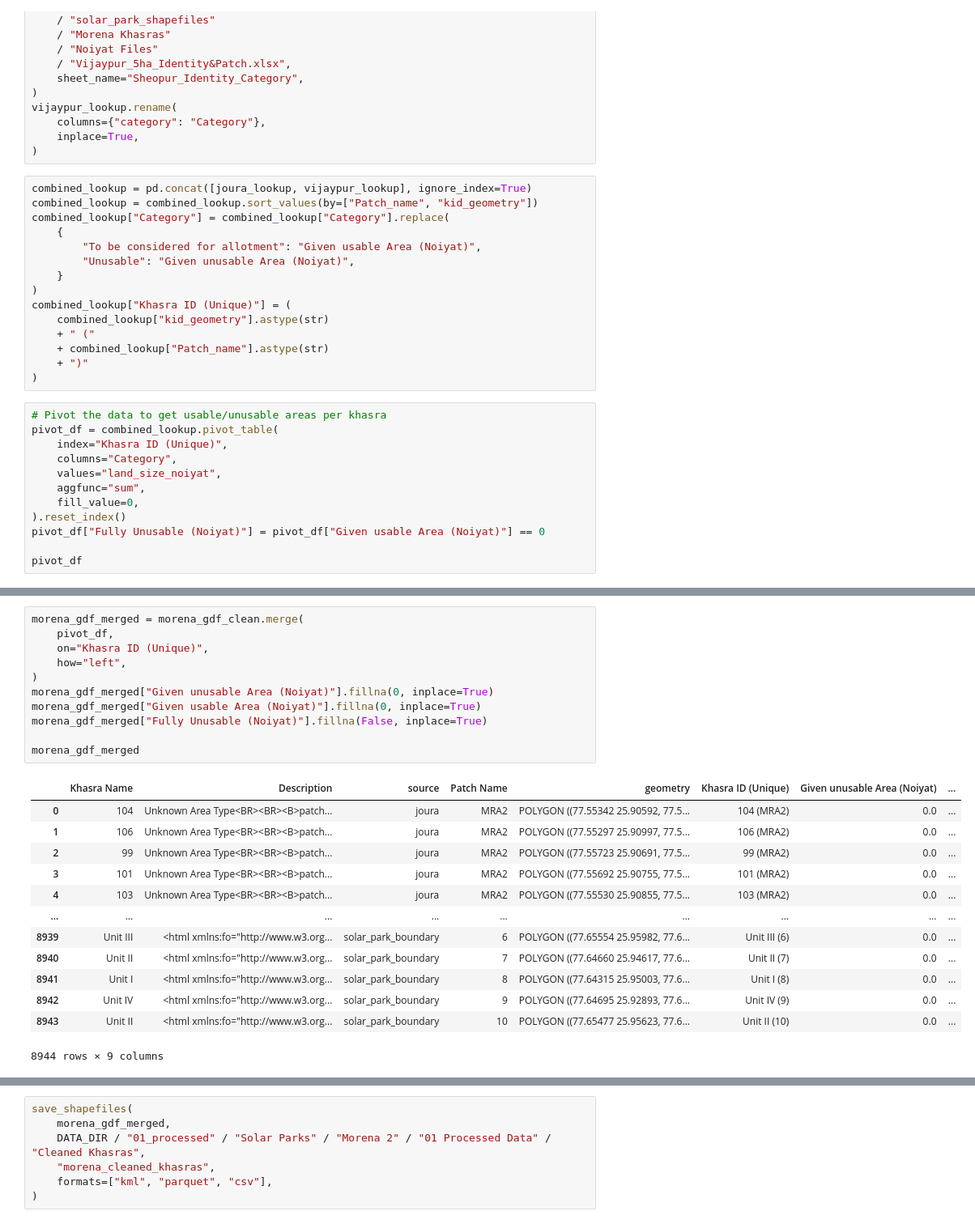
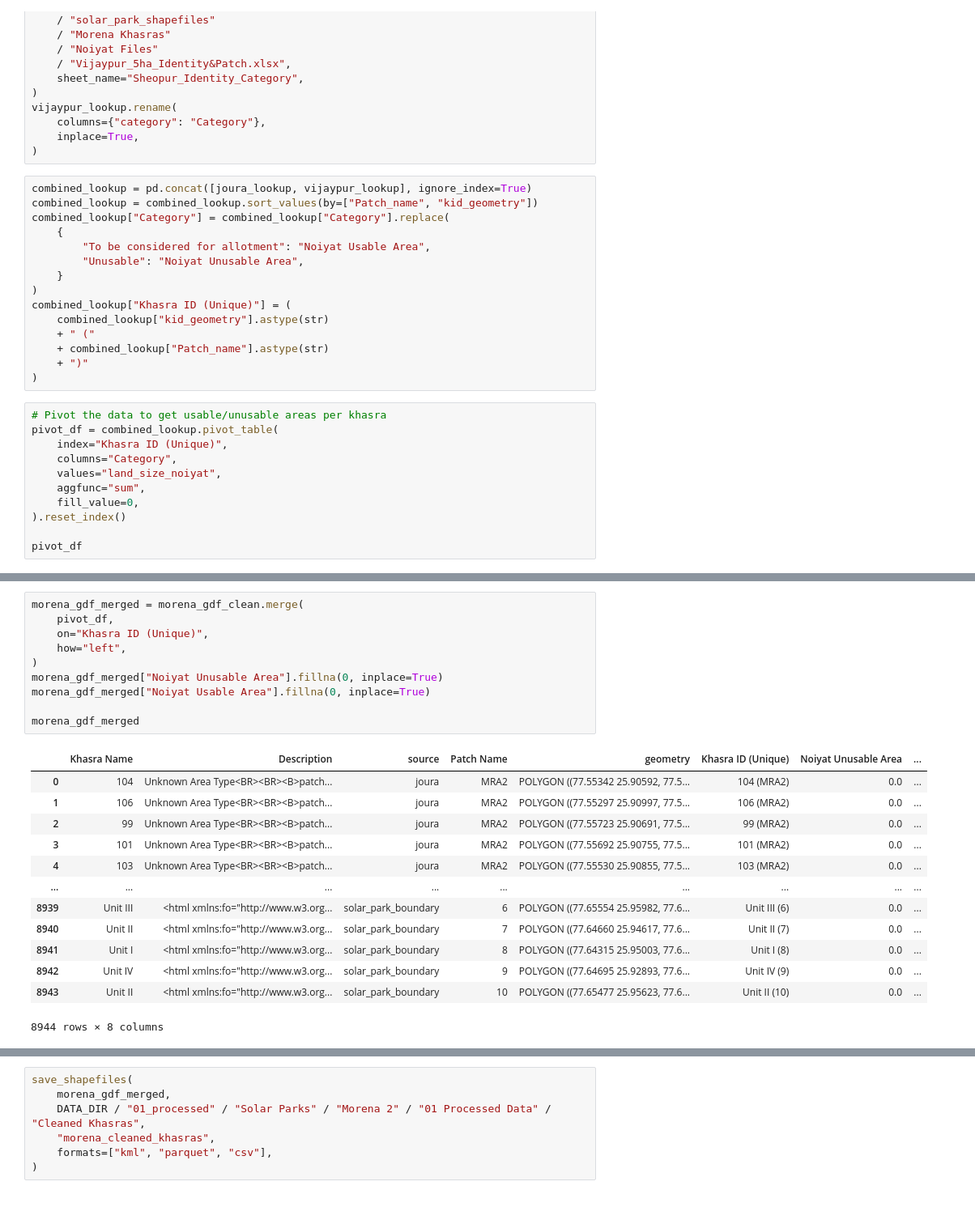
Before and after one commit to IDinsight/idinsight-solar-parks, a Jupyter notebook: notebooks/solar_parks_01_preprocessing.ipynb, the cells around one changed output, grey strips where cells are left out. Shown at 81% size. Cells and saved outputs as stored; diff of their text form.

```diff
--- a/notebooks/solar_parks_01_preprocessing.ipynb
+++ b/notebooks/solar_parks_01_preprocessing.ipynb
@@ -488,8 +496,8 @@ combined_lookup = pd.concat([joura_lookup, vijaypur_lookup], ignore_index=True)
 combined_lookup = combined_lookup.sort_values(by=["Patch_name", "kid_geometry"])
 combined_lookup["Category"] = combined_lookup["Category"].replace(
     {
-        "To be considered for allotment": "Given usable Area (Noiyat)",
-        "Unusable": "Given unusable Area (Noiyat)",
+        "To be considered for allotment": "Noiyat Usable Area",
+        "Unusable": "Noiyat Unusable Area",
     }
 )
 combined_lookup["Khasra ID (Unique)"] = (
@@ -507,7 +515,6 @@ pivot_df = combined_lookup.pivot_table(
     aggfunc="sum",
     fill_value=0,
 ).reset_index()
-pivot_df["Fully Unusable (Noiyat)"] = pivot_df["Given usable Area (Noiyat)"] == 0
 
 pivot_df
 # %% [output]
@@ -527,16 +534,15 @@ pivot_df
 # %%
 morena_gdf_merged = morena_gdf_clean.merge(
     pivot_df,
     on="Khasra ID (Unique)",
     how="left",
 )
-morena_gdf_merged["Given unusable Area (Noiyat)"].fillna(0, inplace=True)
-morena_gdf_merged["Given usable Area (Noiyat)"].fillna(0, inplace=True)
-morena_gdf_merged["Fully Unusable (Noiyat)"].fillna(False, inplace=True)
+morena_gdf_merged["Noiyat Unusable Area"].fillna(0, inplace=True)
+morena_gdf_merged["Noiyat Usable Area"].fillna(0, inplace=True)
 
 morena_gdf_merged
 # %% [output]
-|  | Khasra Name | Description | source | Patch Name | geometry | Khasra ID (Unique) | Given unusable Area (Noiyat) | ... |
+|  | Khasra Name | Description | source | Patch Name | geometry | Khasra ID (Unique) | Noiyat Unusable Area | ... |
 | 0 | 104 | Unknown Area Type<BR><BR><B>patch... | joura | MRA2 | POLYGON ((77.55342 25.90592, 77.5... | 104 (MRA2) | 0.0 | ... |
 | 1 | 106 | Unknown Area Type<BR><BR><B>patch... | joura | MRA2 | POLYGON ((77.55297 25.90997, 77.5... | 106 (MRA2) | 0.0 | ... |
 | 2 | 99 | Unknown Area Type<BR><BR><B>patch... | joura | MRA2 | POLYGON ((77.55723 25.90691, 77.5... | 99 (MRA2) | 0.0 | ... |
@@ -548,4 +554,4 @@ morena_gdf_merged
 | 8941 | Unit I | <html xmlns:fo="http://www.w3.org... | solar_park_boundary | 8 | POLYGON ((77.64315 25.95003, 77.6... | Unit I (8) | 0.0 | ... |
 | 8942 | Unit IV | <html xmlns:fo="http://www.w3.org... | solar_park_boundary | 9 | POLYGON ((77.64695 25.92893, 77.6... | Unit IV (9) | 0.0 | ... |
 | 8943 | Unit II | <html xmlns:fo="http://www.w3.org... | solar_park_boundary | 10 | POLYGON ((77.65477 25.95623, 77.6... | Unit II (10) | 0.0 | ... |
-8944 rows × 9 columns
+8944 rows × 8 columns
```
Also changed, not shown: parts of 8 cells of this notebook.
